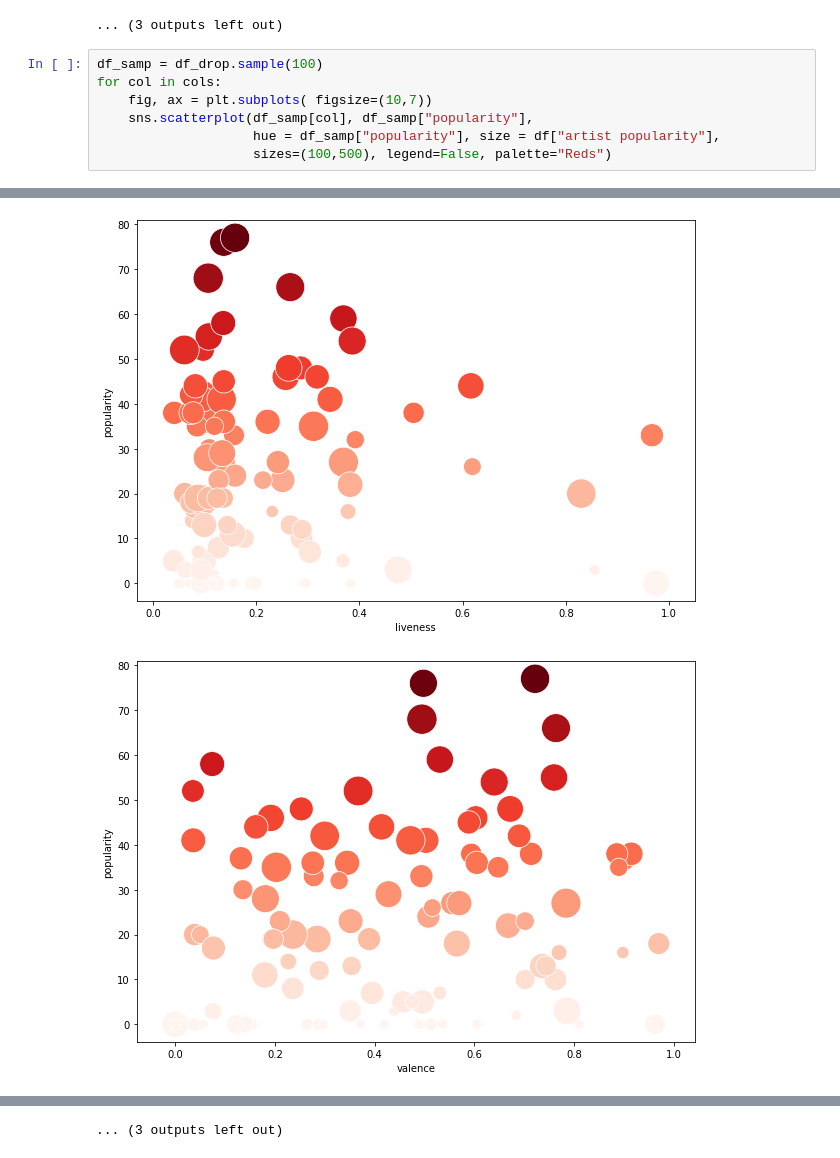
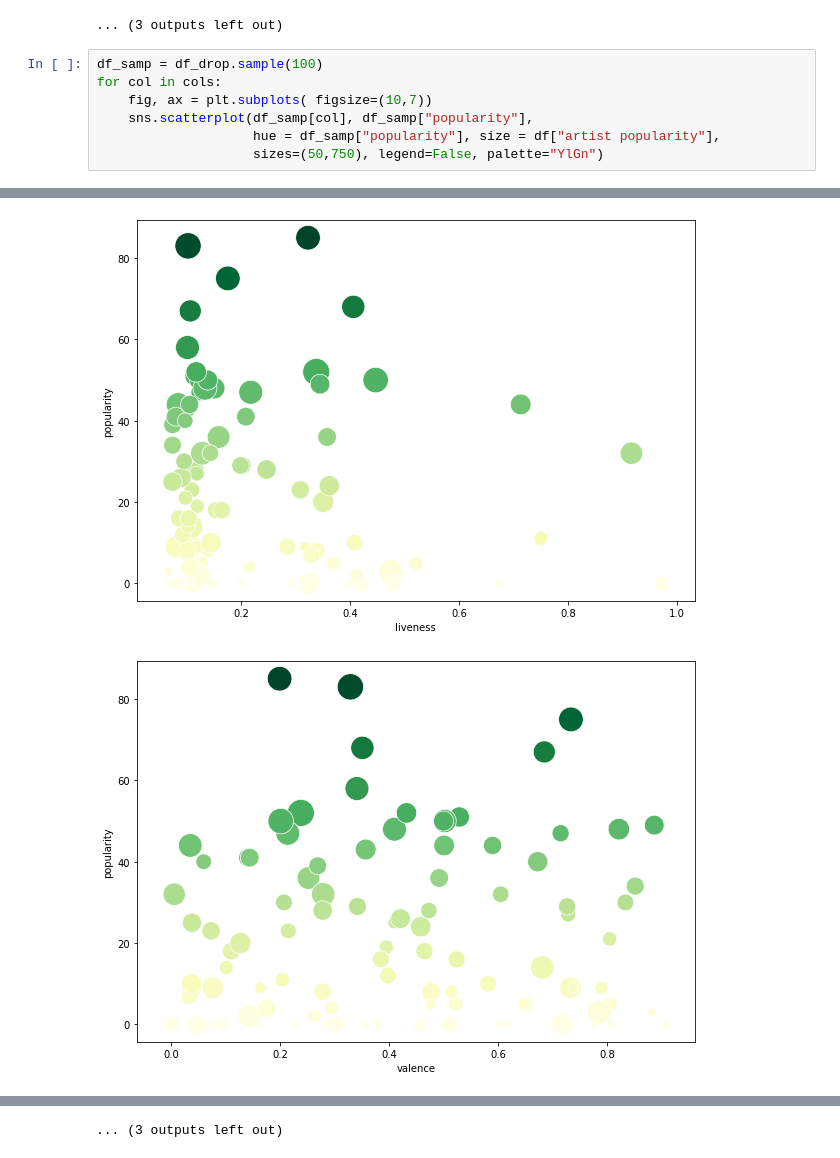
Before and after one commit to sam-zlota/DS3000-Final-Project, a Jupyter notebook: Data Exploration.ipynb, the cells around one changed output, grey strips where cells are left out. Cells and saved outputs as stored; diff of their text form.

```diff
--- a/Data Exploration.ipynb
+++ b/Data Exploration.ipynb
@@ -69,5 +69,5 @@ for col in cols:
     fig, ax = plt.subplots( figsize=(10,7))
     sns.scatterplot(df_samp[col], df_samp["popularity"],
                     hue = df_samp["popularity"], size = df["artist popularity"],
-                    sizes=(100,500), legend=False, palette="Reds")
+                    sizes=(50,750), legend=False, palette="YlGn")
 # %% [output]
@@ -82,2 +82,2 @@ for col in cols:
-[figure, old version]
+[figure, new version]
-[figure, old version]
+[figure, new version]
```
Also changed, not shown: parts of 2 cells of this notebook.
